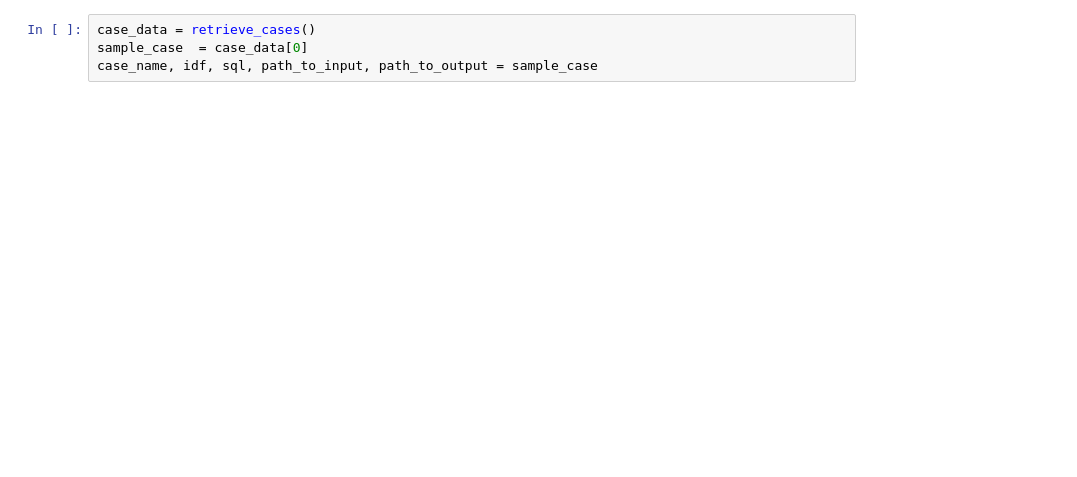
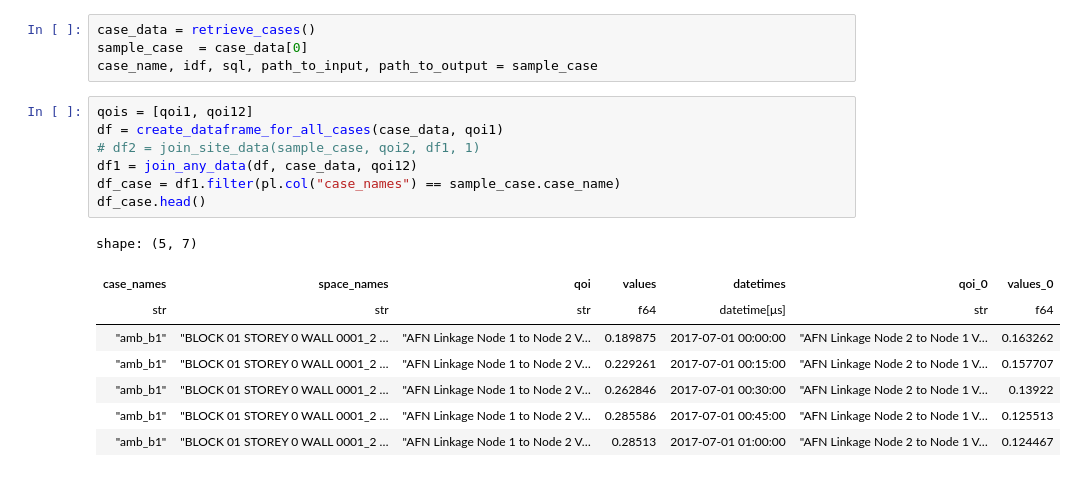
Before and after one commit to juliet29/plan2EPlus, a Jupyter notebook: _notebooks/t05_svg2plan.ipynb, the cells around one changed output. Saved outputs shown, nothing was run; the diff lists cells and outputs as text; blank space fills up the shorter version.

Commit message:
linkage data on afn

```diff
--- a/_notebooks/t05_svg2plan.ipynb
+++ b/_notebooks/t05_svg2plan.ipynb
@@ -48,3 +53,19 @@ from ladybug.dt import DateTime
 case_data = retrieve_cases()
 sample_case  = case_data[0]
 case_name, idf, sql, path_to_input, path_to_output = sample_case
+# %%
+qois = [qoi1, qoi12]
+df = create_dataframe_for_all_cases(case_data, qoi1)
+# df2 = join_site_data(sample_case, qoi2, df1, 1)
+df1 = join_any_data(df, case_data, qoi12)
+df_case = df1.filter(pl.col("case_names") == sample_case.case_name)
+df_case.head()
+# %% [output]
+shape: (5, 7)
+| case_names | space_names | qoi | values | datetimes | qoi_0 | values_0 |
+| str | str | str | f64 | datetime[μs] | str | f64 |
+| "amb_b1" | "BLOCK 01 STOREY 0 WALL 0001_2 … | "AFN Linkage Node 1 to Node 2 V… | 0.189875 | 2017-07-01 00:00:00 | "AFN Linkage Node 2 to Node 1 V… | 0.163262 |
+| "amb_b1" | "BLOCK 01 STOREY 0 WALL 0001_2 … | "AFN Linkage Node 1 to Node 2 V… | 0.229261 | 2017-07-01 00:15:00 | "AFN Linkage Node 2 to Node 1 V… | 0.157707 |
+| "amb_b1" | "BLOCK 01 STOREY 0 WALL 0001_2 … | "AFN Linkage Node 1 to Node 2 V… | 0.262846 | 2017-07-01 00:30:00 | "AFN Linkage Node 2 to Node 1 V… | 0.13922 |
+| "amb_b1" | "BLOCK 01 STOREY 0 WALL 0001_2 … | "AFN Linkage Node 1 to Node 2 V… | 0.285586 | 2017-07-01 00:45:00 | "AFN Linkage Node 2 to Node 1 V… | 0.125513 |
+| "amb_b1" | "BLOCK 01 STOREY 0 WALL 0001_2 … | "AFN Linkage Node 1 to Node 2 V… | 0.28513 | 2017-07-01 01:00:00 | "AFN Linkage Node 2 to Node 1 V… | 0.124467 |
```
Also changed, not shown: parts of 23 cells of this notebook, 3 other files.
